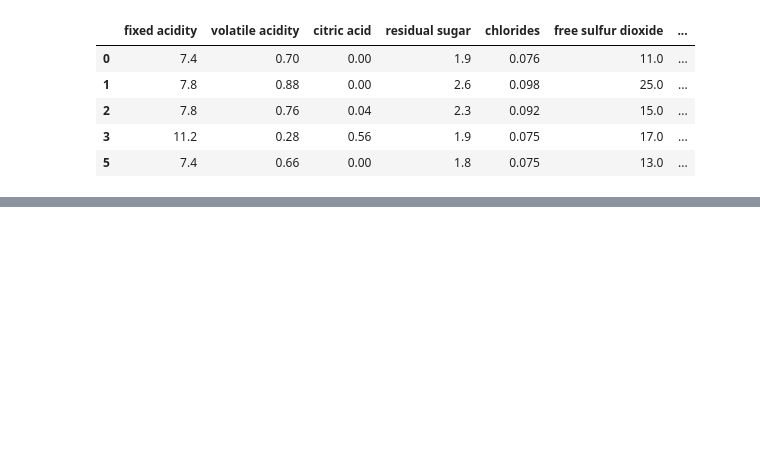
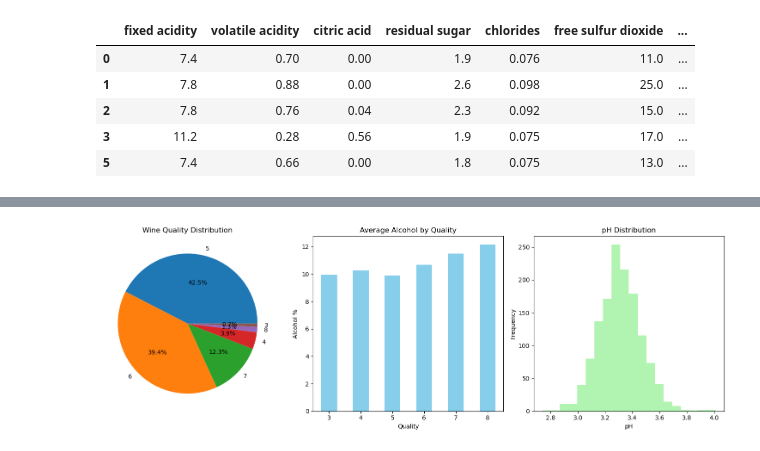
Before and after one commit to Sakib-Hasan3/Machine-Learning-Roadmap, a Jupyter notebook: Krish Naik (udemy)/Exploratory Data Analysis/WinequalityEDA.ipynb, the cells around one changed output, grey strips where cells are left out. Saved outputs shown, nothing was run; the diff lists cells and outputs as text; code cells hidden in the pictures; blank space fills up the shorter version.

```diff
--- a/Krish Naik (udemy)/Exploratory Data Analysis/WinequalityEDA.ipynb
+++ b/Krish Naik (udemy)/Exploratory Data Analysis/WinequalityEDA.ipynb
@@ -205,0 +278,20 @@ sns.scatterplot(x='alcohol',y='pH',hue='quality',data=df)
+# %%
+# Simple alcohol analysis
+print("Alcohol Content Analysis:")
+print(f"Highest alcohol: {df['alcohol'].max()}%")
+print(f"Lowest alcohol: {df['alcohol'].min()}%")
+print(f"Average alcohol: {df['alcohol'].mean():.2f}%")
+
+# Group wines by alcohol content
+df['alcohol_category'] = pd.cut(df['alcohol'],
+                               bins=[0, 10, 12, 15],
+                               labels=['Low (≤10%)', 'Medium (10-12%)', 'High (>12%)'])
+
+print("\nWines by alcohol category:")
+print(df['alcohol_category'].value_counts())
+
+# Average quality by alcohol category
+print("\nAverage quality by alcohol category:")
+quality_by_alcohol = df.groupby('alcohol_category')['quality'].mean()
+for category, avg_quality in quality_by_alcohol.items():
+    print(f"{category}: {avg_quality:.2f}")
@@ -205,0 +315,30 @@ sns.scatterplot(x='alcohol',y='pH',hue='quality',data=df)
+# %%
+# Easy visualization - Quality vs key features
+plt.figure(figsize=(15, 5))
+
+# Plot 1: Quality distribution pie chart
+plt.subplot(1, 3, 1)
+df['quality'].value_counts().plot(kind='pie', autopct='%1.1f%%')
+plt.title('Wine Quality Distribution')
+plt.ylabel('')
+
+# Plot 2: Alcohol vs Quality (simple bar plot)
+plt.subplot(1, 3, 2)
+quality_alcohol = df.groupby('quality')['alcohol'].mean()
+quality_alcohol.plot(kind='bar', color='skyblue')
+plt.title('Average Alcohol by Quality')
+plt.xlabel('Quality')
+plt.ylabel('Alcohol %')
+plt.xticks(rotation=0)
+
+# Plot 3: pH distribution
+plt.subplot(1, 3, 3)
+plt.hist(df['pH'], bins=20, color='lightgreen', alpha=0.7)
+plt.title('pH Distribution')
+plt.xlabel('pH')
+plt.ylabel('Frequency')
+
+plt.tight_layout()
+plt.show()
+# %% [output]
+[figure, added]
```
Also changed, not shown: parts of 16 cells of this notebook.
